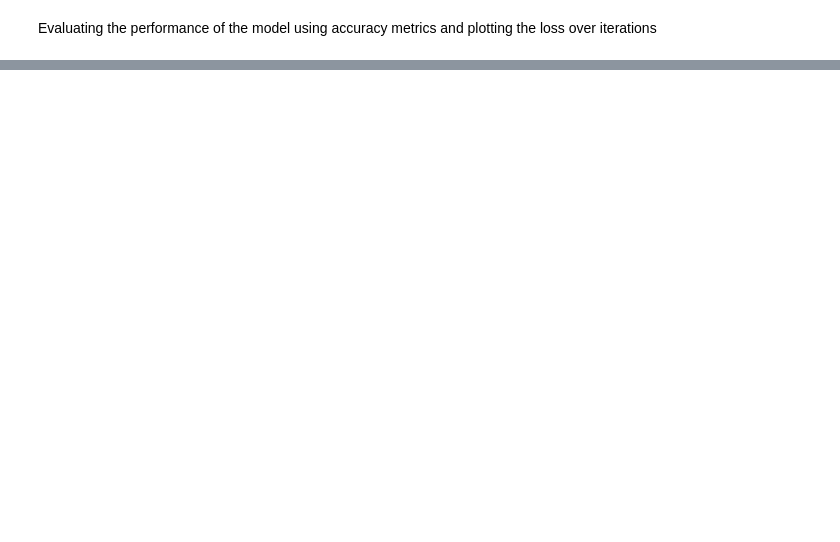
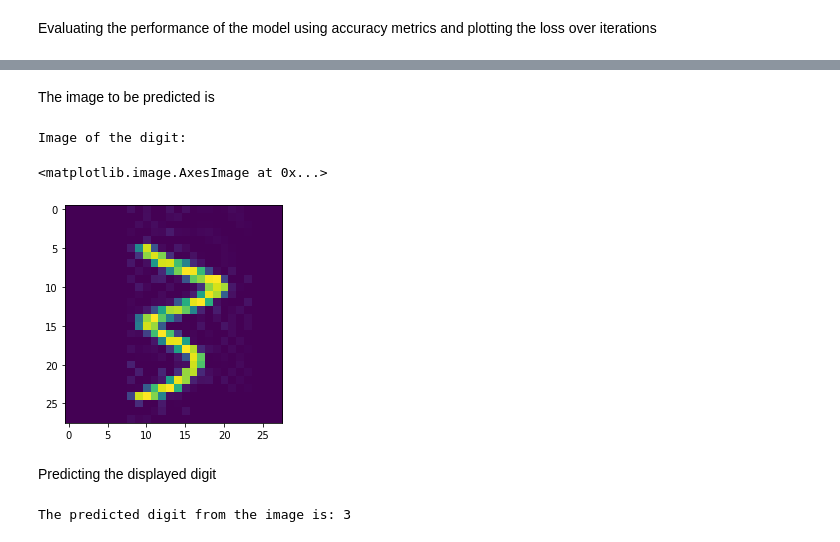
Before and after one commit to AIWithShrey/KerasOpenCL, a Jupyter notebook: KerasOpenCL.ipynb, the cells around one changed output, grey strips where cells are left out. Drawn from its saved outputs; the diff is of its cells as text; code cells hidden in the pictures; blank space fills up the shorter version.

Commit message:
Added a sample prediction
You can now replace the filename in the cell that runs the prediction.

```diff
--- a/KerasOpenCL.ipynb
+++ b/KerasOpenCL.ipynb
@@ -139,0 +168,30 @@ Test accuracy: 0.9919
+# %% [markdown]
+The image to be predicted is
+# %%
+def load_image(filename):
+    img = load_img(filename, color_mode='grayscale', target_size=(28, 28))
+    img = img_to_array(img)
+    img = img.reshape(1, 28, 28, 1)
+    img = img.astype('float32')
+    img = img / 255
+    return img
+
+def run_example(filename):
+    predict_val = model.predict(img)
+    digit = np.argmax(predict_val)
+    print("The predicted digit from the image is:", digit)
+
+#replace 'three.jpeg with the path to your own image
+img = load_image('three.jpeg')
+print("Image of the digit: ")
+plt.imshow(img.reshape(28,28))
+# %% [output]
+Image of the digit:
+<matplotlib.image.AxesImage at 0x...>
+[figure, added]
+# %% [markdown]
+Predicting the displayed digit
+# %%
+run_example(img)
+# %% [output]
+The predicted digit from the image is: 3
```
Also changed, not shown: parts of 10 cells of this notebook.
